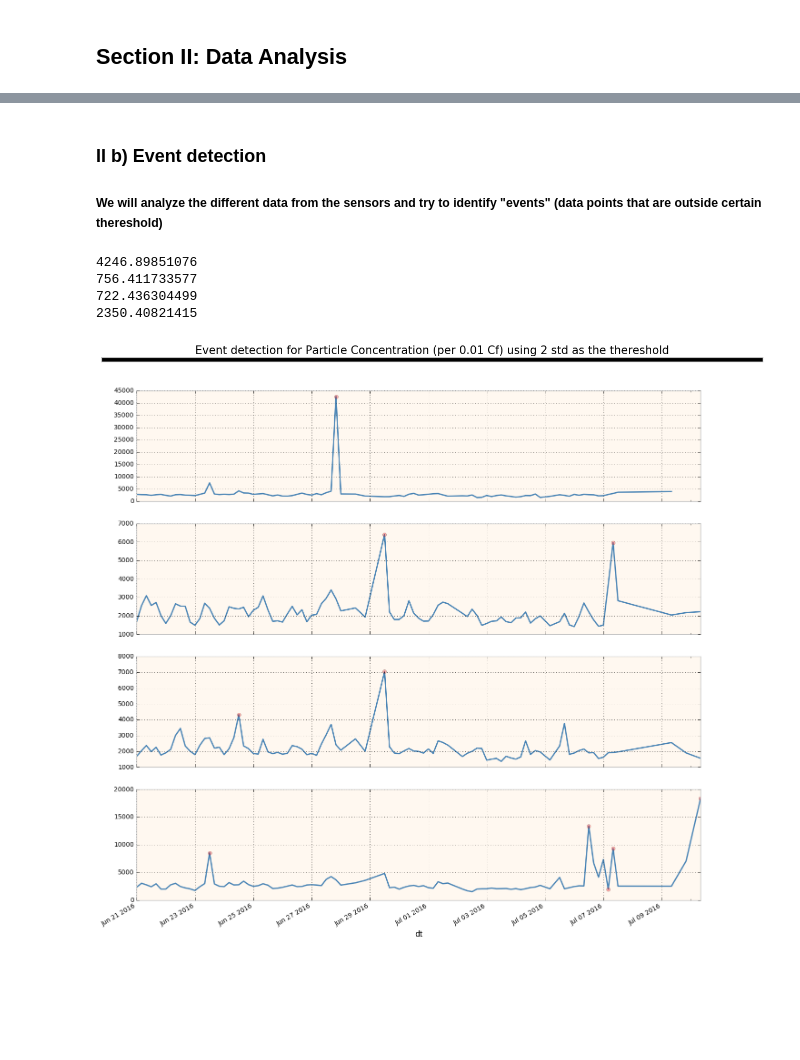
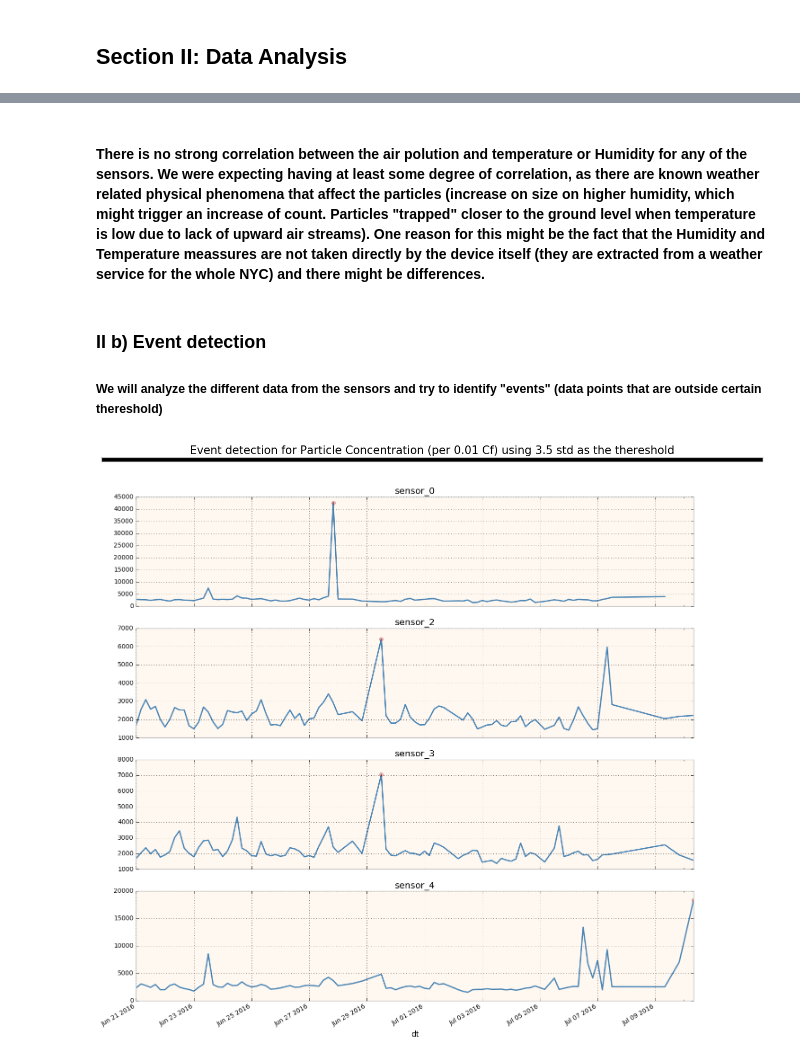
Before and after one commit to sbg389/notebooks, a Jupyter notebook: UISSC/Redhook Sensors.ipynb, the cells around one changed output, grey strips where cells are left out. Cells and saved outputs as stored; diff of their text form; code cells hidden in the pictures; blank space fills up the shorter version.

Commit message:
Added comments on event detection, factorized plotting into function

```diff
--- a/UISSC/Redhook Sensors.ipynb
+++ b/UISSC/Redhook Sensors.ipynb
@@ -602,0 +572,20 @@ for i in range(4):
+# %%
+# Create a list with the sensor names, variables and variable names
+# we will use them later as input on helper functions
+
+sensorsI = ["sensor_0","sensor_2","sensor_3","sensor_4"]
+variables = ['con','lux','spl']
+variableNames = ['Particle Concentration (per 0.01 Cf)',
+                'Luminosity (Lumens)','Sound Preassure Level (DBs)']
+
+# Display basic descriptive stats
+for i in range(len(sensorsI)):
+    print(sensorsI[i] + " descriptive statistics")
+    print("-----------------------------------")
+    for n in range(len(variables)):
+        print (variableNames[n])
+        print (("Max:  ") + str (sensors[sensorsI[i]]['data'][variables[n]].max()))
+        print (("Min:  ") + str (sensors[sensorsI[i]]['data'][variables[n]].min()))
+        print (("Std:  ") + str (sensors[sensorsI[i]]['data'][variables[n]].std()))
+        print (("Avg:  ") + str (sensors[sensorsI[i]]['data'][variables[n]].mean()))
+    print ("\n")
@@ -659,19 +664,8 @@ generateSensorsPearsonsCorrelations(sensorsI,"Particle Concentration (per 0.01 C
+# %% [markdown]
+#### There is no strong correlation between the air polution and temperature or Humidity for any of the sensors. We were expecting having at least some degree of correlation, as there are known weather related physical phenomena that affect the particles (increase on size on higher humidity, which might trigger an increase of count. Particles "trapped" closer to the ground level when temperature is low due to lack of upward air streams). One reason for this might be the fact that the Humidity and Temperature meassures are not taken directly by the device itself (they are extracted from a weather service for the whole NYC) and there might be differences.
 # %% [markdown]
 ### II b) Event detection
 ##### We will analyze the different data from the sensors and try to identify "events" (data points that are outside certain thereshold)
-# %%
-# Create a list with the sensor names
-# we will use it on the following helper functions
-
-sensorsI = ["sensor_0","sensor_2","sensor_3","sensor_4"]
-
-for i in range(4):
-    print(sensors[sensorsI[i]]['data']["con"].std())
-# %% [output]
-4246.89851076
-756.411733577
-722.436304499
-2350.40821415
 # %%
 def generateSensorsTimeSeriesAndOutliers (sensorsI, feature, featureName, t):
 
@@ -707,10 +701,11 @@ def generateSensorsTimeSeriesAndOutliers (sensorsI, feature, featureName, t):
         kw = dict(marker='o', linestyle='none', color='r',
                   alpha=0.3, ax=axs[i])
         df[feature][outlier_idx].plot(**kw)
+        axs[i].set_title(sensorsI[i])
 # %%
 # Generate time series for event detection for particle
 df = generateSensorsTimeSeriesAndOutliers(sensorsI, "con",
-                                             "Particle Concentration (per 0.01 Cf)", 2)
+                                             "Particle Concentration (per 0.01 Cf)", 3.5)
 # %% [output]
-[figure, old version]
+[figure, new version]
-[figure, old version]
+[figure, new version]
```
Also changed, not shown: parts of 15 cells of this notebook.
